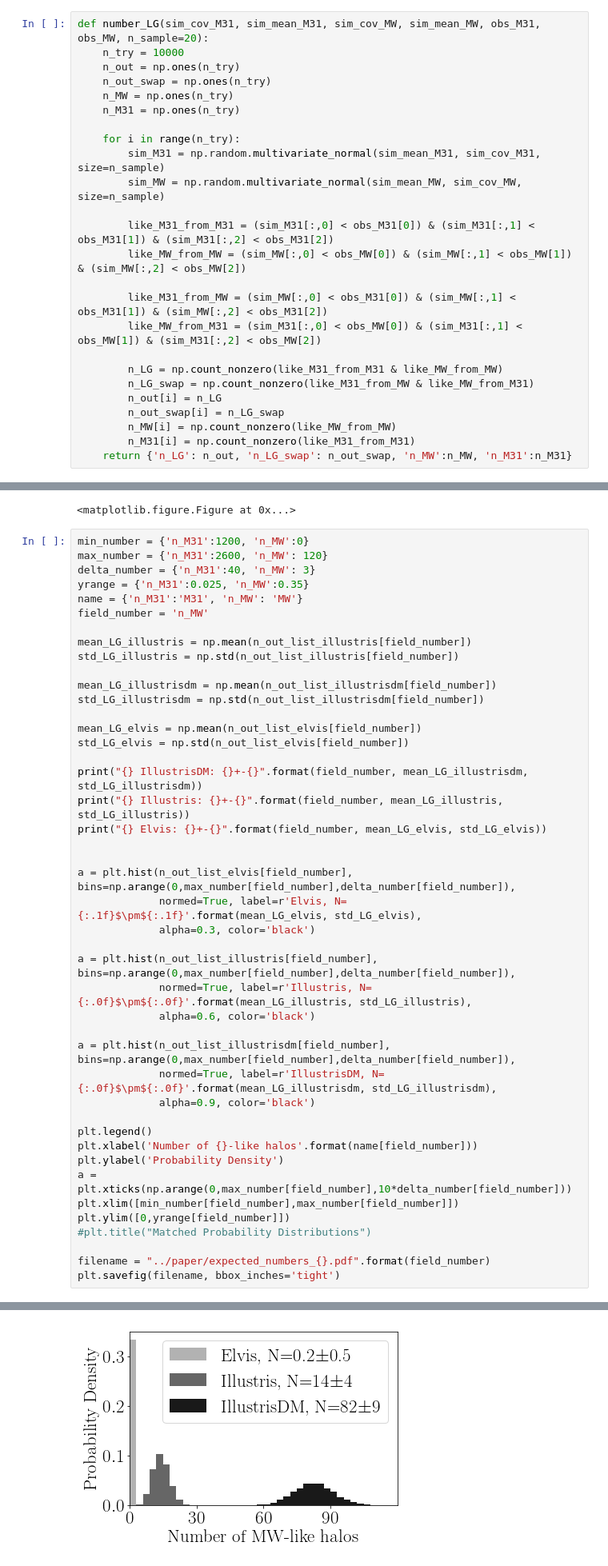
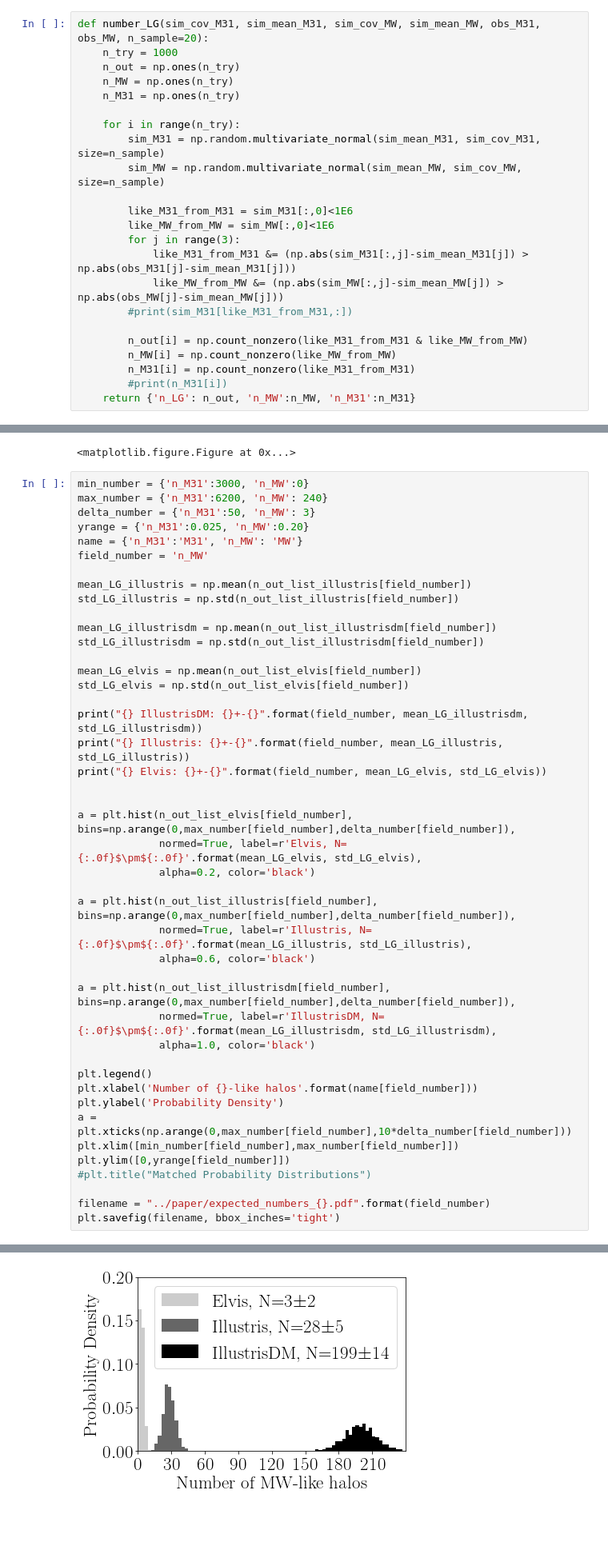
Before and after one commit to astroandes/SatelliteShapeLG, a Jupyter notebook: code/covariances.ipynb, the cells around one changed output, grey strips where cells are left out. Shown at 80% size. Cells and saved outputs as stored; diff of their text form; blank space fills up the shorter version.

```diff
--- a/code/covariances.ipynb
+++ b/code/covariances.ipynb
@@ -301,8 +333,7 @@ plt.savefig(filename, bbox_inches='tight')
 # %%
 def number_LG(sim_cov_M31, sim_mean_M31, sim_cov_MW, sim_mean_MW, obs_M31, obs_MW, n_sample=20):
-    n_try = 10000
+    n_try = 1000
     n_out = np.ones(n_try)
-    n_out_swap = np.ones(n_try)
     n_MW = np.ones(n_try)
     n_M31 = np.ones(n_try)
 
@@ -310,19 +341,18 @@ def number_LG(sim_cov_M31, sim_mean_M31, sim_cov_MW, sim_mean_MW, obs_M31, obs_M
         sim_M31 = np.random.multivariate_normal(sim_mean_M31, sim_cov_M31, size=n_sample)
         sim_MW = np.random.multivariate_normal(sim_mean_MW, sim_cov_MW, size=n_sample)
 
-        like_M31_from_M31 = (sim_M31[:,0] < obs_M31[0]) & (sim_M31[:,1] < obs_M31[1]) & (sim_M31[:,2] < obs_M31[2])
-        like_MW_from_MW = (sim_MW[:,0] < obs_MW[0]) & (sim_MW[:,1] < obs_MW[1]) & (sim_MW[:,2] < obs_MW[2])
+        like_M31_from_M31 = sim_M31[:,0]<1E6
+        like_MW_from_MW = sim_MW[:,0]<1E6
+        for j in range(3):
+            like_M31_from_M31 &= (np.abs(sim_M31[:,j]-sim_mean_M31[j]) > np.abs(obs_M31[j]-sim_mean_M31[j]))
+            like_MW_from_MW &= (np.abs(sim_MW[:,j]-sim_mean_MW[j]) > np.abs(obs_MW[j]-sim_mean_MW[j]))
+        #print(sim_M31[like_M31_from_M31,:])
 
-        like_M31_from_MW = (sim_MW[:,0] < obs_M31[0]) & (sim_MW[:,1] < obs_M31[1]) & (sim_MW[:,2] < obs_M31[2])
-        like_MW_from_M31 = (sim_M31[:,0] < obs_MW[0]) & (sim_M31[:,1] < obs_MW[1]) & (sim_M31[:,2] < obs_MW[2])
-
-        n_LG = np.count_nonzero(like_M31_from_M31 & like_MW_from_MW)
-        n_LG_swap = np.count_nonzero(like_M31_from_MW & like_MW_from_M31)
-        n_out[i] = n_LG
-        n_out_swap[i] = n_LG_swap
+        n_out[i] = np.count_nonzero(like_M31_from_M31 & like_MW_from_MW)
         n_MW[i] = np.count_nonzero(like_MW_from_MW)
         n_M31[i] = np.count_nonzero(like_M31_from_M31)
-    return {'n_LG': n_out, 'n_LG_swap': n_out_swap, 'n_MW':n_MW, 'n_M31':n_M31}
+        #print(n_M31[i])
+    return {'n_LG': n_out, 'n_MW':n_MW, 'n_M31':n_M31}
 # %%
 n_out_list_elvis = number_LG(cov_elvis_M31['covariance'], cov_elvis_M31['mean'],
              cov_elvis_MW['covariance'], cov_elvis_MW['mean'],
@@ -340,10 +370,10 @@ plt.rc('font', family='serif', size=23)
 # %% [output]
 <matplotlib.figure.Figure at 0x...>
 # %%
-min_number = {'n_M31':1200, 'n_MW':0}
-max_number = {'n_M31':2600, 'n_MW': 120}
-delta_number = {'n_M31':40, 'n_MW': 3}
-yrange = {'n_M31':0.025, 'n_MW':0.35}
+min_number = {'n_M31':3000, 'n_MW':0}
+max_number = {'n_M31':6200, 'n_MW': 240}
+delta_number = {'n_M31':50, 'n_MW': 3}
+yrange = {'n_M31':0.025, 'n_MW':0.20}
 name = {'n_M31':'M31', 'n_MW': 'MW'}
 field_number = 'n_MW'
 
@@ -362,8 +392,8 @@ print("{} Elvis: {}+-{}".format(field_number, mean_LG_elvis, std_LG_elvis))
 
 
 a = plt.hist(n_out_list_elvis[field_number], bins=np.arange(0,max_number[field_number],delta_number[field_number]),
-             normed=True, label=r'Elvis, N={:.1f}$\pm${:.1f}'.format(mean_LG_elvis, std_LG_elvis),
-             alpha=0.3, color='black')
+             normed=True, label=r'Elvis, N={:.0f}$\pm${:.0f}'.format(mean_LG_elvis, std_LG_elvis),
+             alpha=0.2, color='black')
 
 a = plt.hist(n_out_list_illustris[field_number], bins=np.arange(0,max_number[field_number],delta_number[field_number]),
              normed=True, label=r'Illustris, N={:.0f}$\pm${:.0f}'.format(mean_LG_illustris, std_LG_illustris),
@@ -371,7 +401,7 @@ a = plt.hist(n_out_list_illustris[field_number], bins=np.arange(0,max_number[fie
 
 a = plt.hist(n_out_list_illustrisdm[field_number], bins=np.arange(0,max_number[field_number],delta_number[field_number]),
              normed=True, label=r'IllustrisDM, N={:.0f}$\pm${:.0f}'.format(mean_LG_illustrisdm, std_LG_illustrisdm),
-             alpha=0.9, color='black')
+             alpha=1.0, color='black')
 
 plt.legend()
 plt.xlabel('Number of {}-like halos'.format(name[field_number]))
@@ -390,2 +420,2 @@ n_MW Elvis: 0.2202+-0.4727705151550803
-[figure, old version]
+[figure, new version]
 # %%
```
Also changed, not shown: parts of 9 cells of this notebook.
